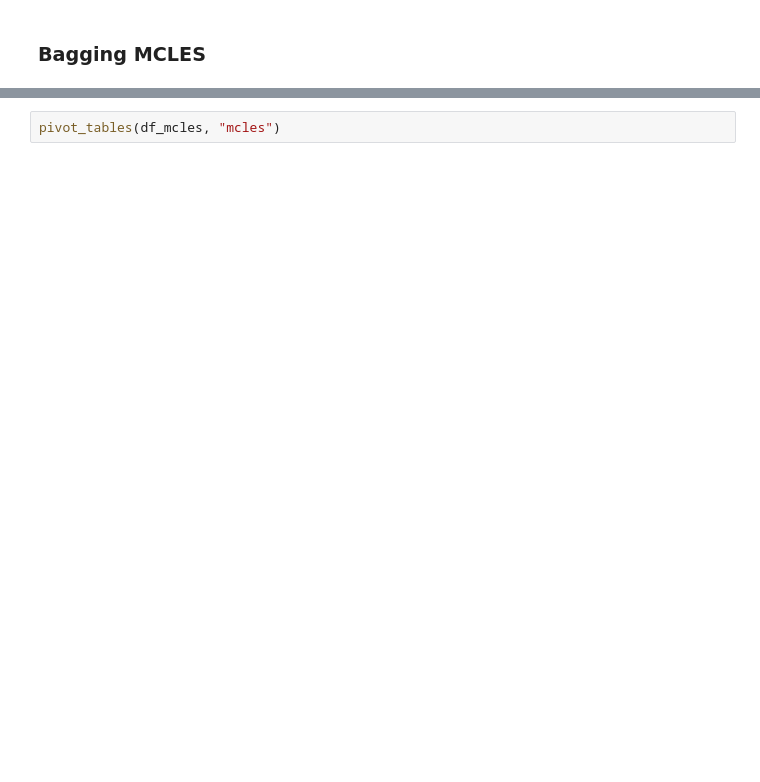
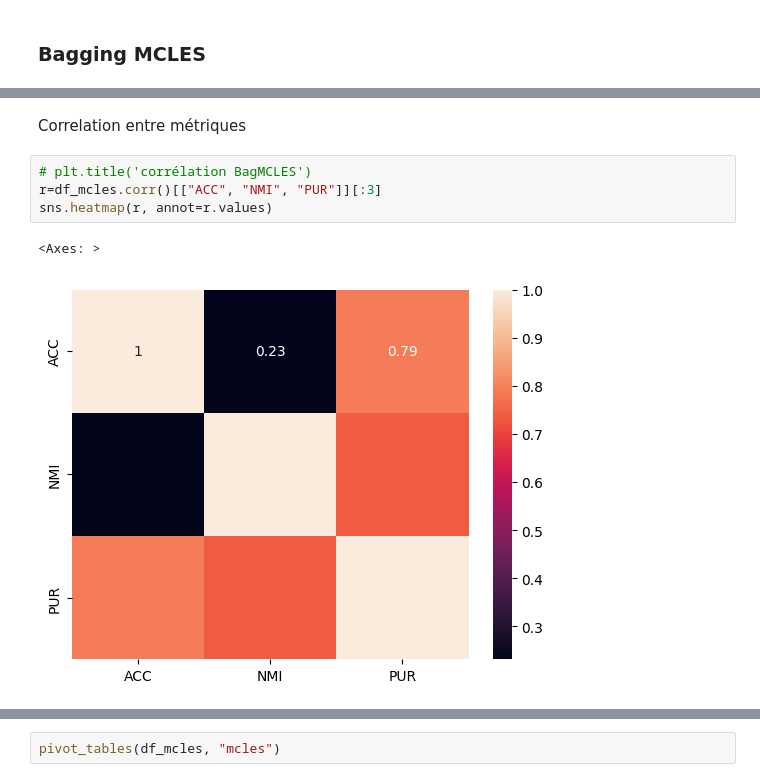
Before and after one commit to MbeHenri/memoire, a Jupyter notebook: analyse.ipynb, the cells around one changed output, grey strips where cells are left out. Saved outputs shown, nothing was run; the diff lists cells and outputs as text; blank space fills up the shorter version.

```diff
--- a/analyse.ipynb
+++ b/analyse.ipynb
@@ -60,0 +121,9 @@ df_mcles.corr()
+# %% [markdown]
+Correlation entre métriques
+# %%
+# plt.title('corrélation BagMCLES')
+r=df_mcles.corr()[["ACC", "NMI", "PUR"]][:3]
+sns.heatmap(r, annot=r.values)
+# %% [output]
+<Axes: >
+[figure, added]
```
Also changed, not shown: parts of 63 cells of this notebook, 22 other files.
